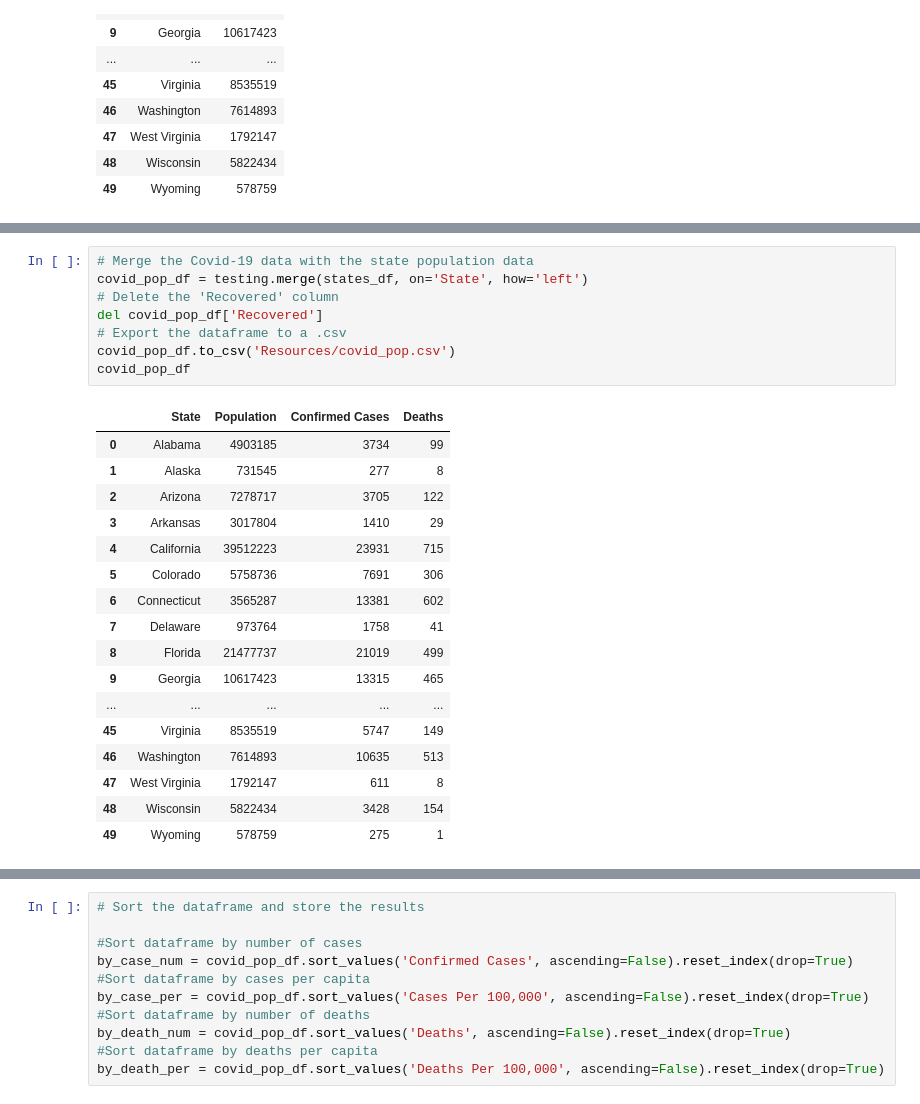
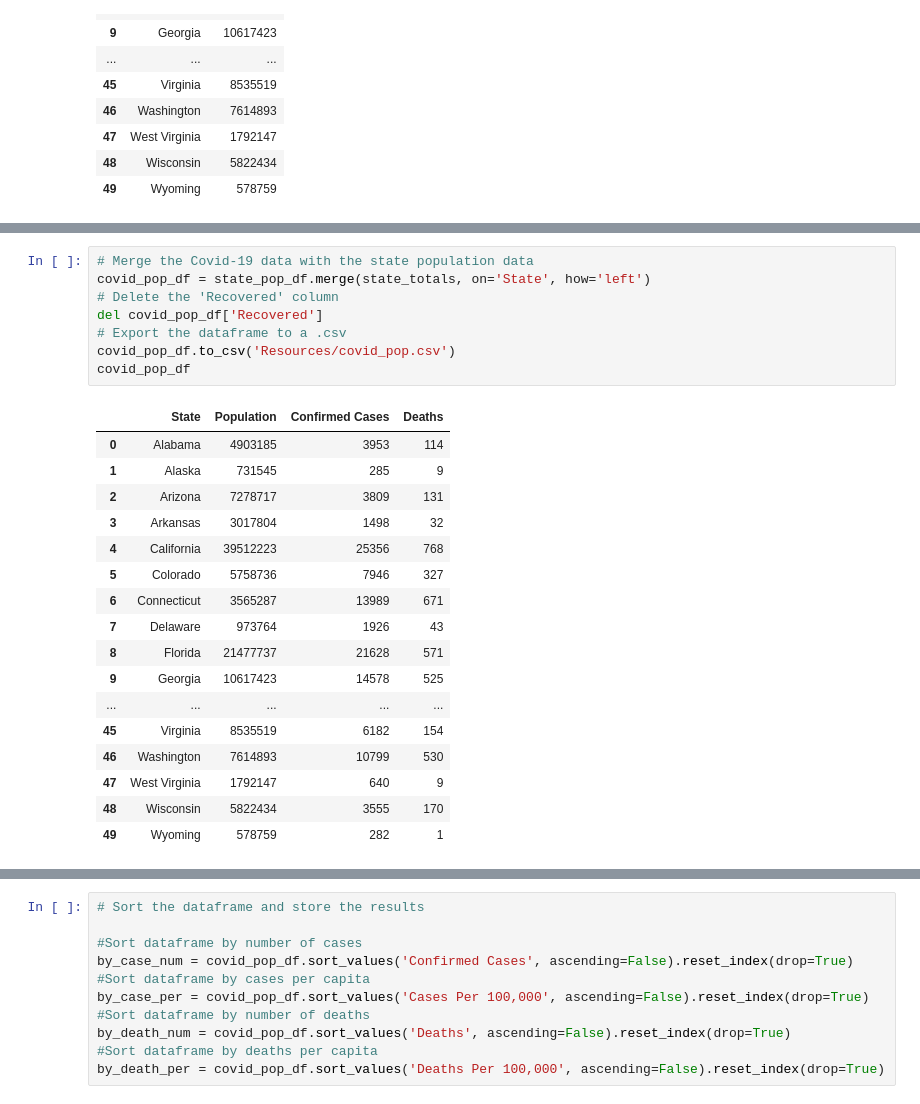
Before and after one commit to aaronrotman/project-one, a Jupyter notebook: main.ipynb, the cells around one changed output, grey strips where cells are left out. Drawn from its saved outputs; the diff is of its cells as text.

```diff
--- a/main.ipynb
+++ b/main.ipynb
@@ -245,29 +247,29 @@ state_totals
 # %%
 # Merge the Covid-19 data with the state population data
-covid_pop_df = testing.merge(states_df, on='State', how='left')
+covid_pop_df = state_pop_df.merge(state_totals, on='State', how='left')
 # Delete the 'Recovered' column
 del covid_pop_df['Recovered']
 # Export the dataframe to a .csv
 covid_pop_df.to_csv('Resources/covid_pop.csv')
 covid_pop_df
 # %% [output]
 |  | State | Population | Confirmed Cases | Deaths |
-| 0 | Alabama | 4903185 | 3734 | 99 |
-| 1 | Alaska | 731545 | 277 | 8 |
-| 2 | Arizona | 7278717 | 3705 | 122 |
-| 3 | Arkansas | 3017804 | 1410 | 29 |
-| 4 | California | 39512223 | 23931 | 715 |
-| 5 | Colorado | 5758736 | 7691 | 306 |
-| 6 | Connecticut | 3565287 | 13381 | 602 |
-| 7 | Delaware | 973764 | 1758 | 41 |
-| 8 | Florida | 21477737 | 21019 | 499 |
-| 9 | Georgia | 10617423 | 13315 | 465 |
+| 0 | Alabama | 4903185 | 3953 | 114 |
+| 1 | Alaska | 731545 | 285 | 9 |
+| 2 | Arizona | 7278717 | 3809 | 131 |
+| 3 | Arkansas | 3017804 | 1498 | 32 |
+| 4 | California | 39512223 | 25356 | 768 |
+| 5 | Colorado | 5758736 | 7946 | 327 |
+| 6 | Connecticut | 3565287 | 13989 | 671 |
+| 7 | Delaware | 973764 | 1926 | 43 |
+| 8 | Florida | 21477737 | 21628 | 571 |
+| 9 | Georgia | 10617423 | 14578 | 525 |
 | ... | ... | ... | ... | ... |
-| 45 | Virginia | 8535519 | 5747 | 149 |
-| 46 | Washington | 7614893 | 10635 | 513 |
-| 47 | West Virginia | 1792147 | 611 | 8 |
-| 48 | Wisconsin | 5822434 | 3428 | 154 |
-| 49 | Wyoming | 578759 | 275 | 1 |
+| 45 | Virginia | 8535519 | 6182 | 154 |
+| 46 | Washington | 7614893 | 10799 | 530 |
+| 47 | West Virginia | 1792147 | 640 | 9 |
+| 48 | Wisconsin | 5822434 | 3555 | 170 |
+| 49 | Wyoming | 578759 | 282 | 1 |
 # %%
 # Add columns for cases and deaths per 100,000 residents
 covid_pop_df['Cases Per 100,000'] = covid_pop_df['Confirmed Cases']/covid_pop_df['Population']*100000
```
Also changed, not shown: parts of 9 cells of this notebook.
